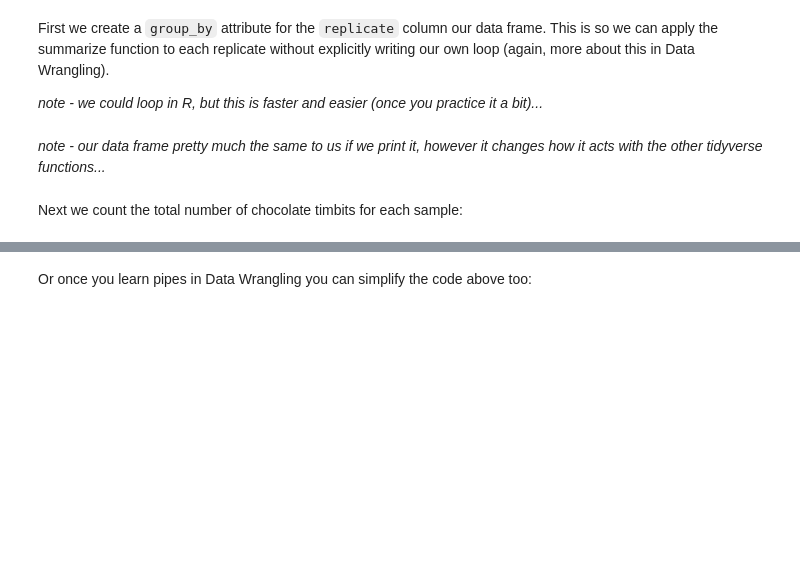
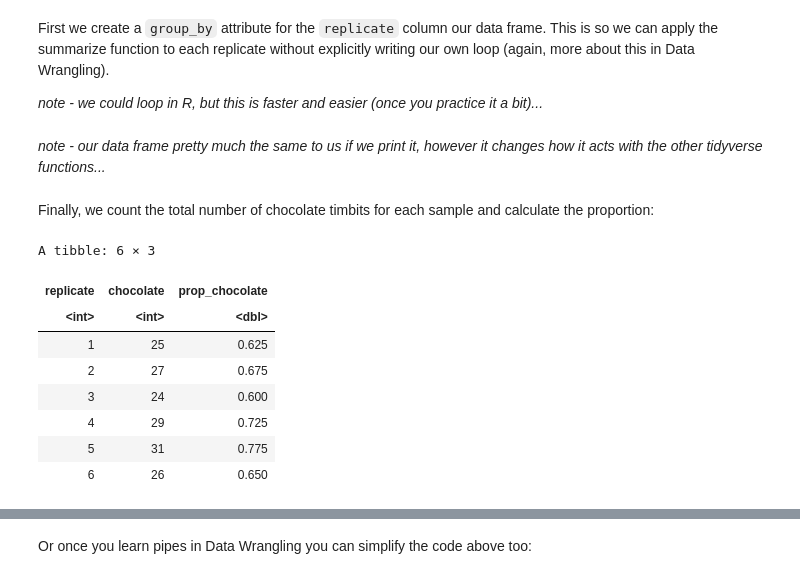
Before and after one commit to UBC-MDS/DSCI_552_stat-inf-1, a Jupyter notebook: lectures/01_lecture-sampling-through-simulation.ipynb, the cells around one changed output, grey strips where cells are left out. Saved outputs shown, nothing was run; the diff lists cells and outputs as text; code cells hidden in the pictures; blank space fills up the shorter version.

```diff
--- a/lectures/01_lecture-sampling-through-simulation.ipynb
+++ b/lectures/01_lecture-sampling-through-simulation.ipynb
@@ -198,6 +229,18 @@ seventy_samples_grouped <- group_by(seventy_samples, replicate)
 # %% [markdown]
 *note - our data frame pretty much the same to us if we print it, however it changes how it acts with the other tidyverse functions...*
 # %% [markdown]
-Next we count the total number of chocolate timbits for each sample:
+Finally, we count the total number of chocolate timbits for each sample and calculate the proportion:
 # %%
-(total_chocolate_seventy_samples <- summarize(seventy_samples_grouped, chocolate = sum(color == "chocolate")))
+total_chocolate_seventy_samples <- summarize(seventy_samples_grouped, chocolate = sum(color == "chocolate"),
+                                            prop_chocolate = sum(color == "chocolate") / 40)
+head(total_chocolate_seventy_samples)
+# %% [output]
+A tibble: 6 × 3
+| replicate | chocolate | prop_chocolate |
+| <int> | <int> | <dbl> |
+| 1 | 25 | 0.625 |
+| 2 | 27 | 0.675 |
+| 3 | 24 | 0.600 |
+| 4 | 29 | 0.725 |
+| 5 | 31 | 0.775 |
+| 6 | 26 | 0.650 |
```
Also changed, not shown: parts of 19 cells of this notebook, 3 other files.
